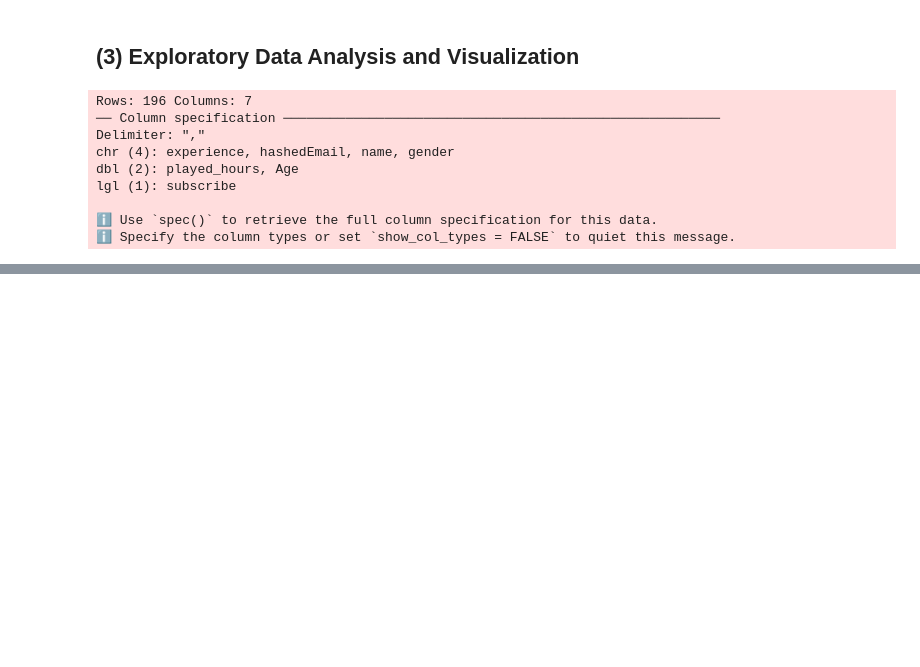
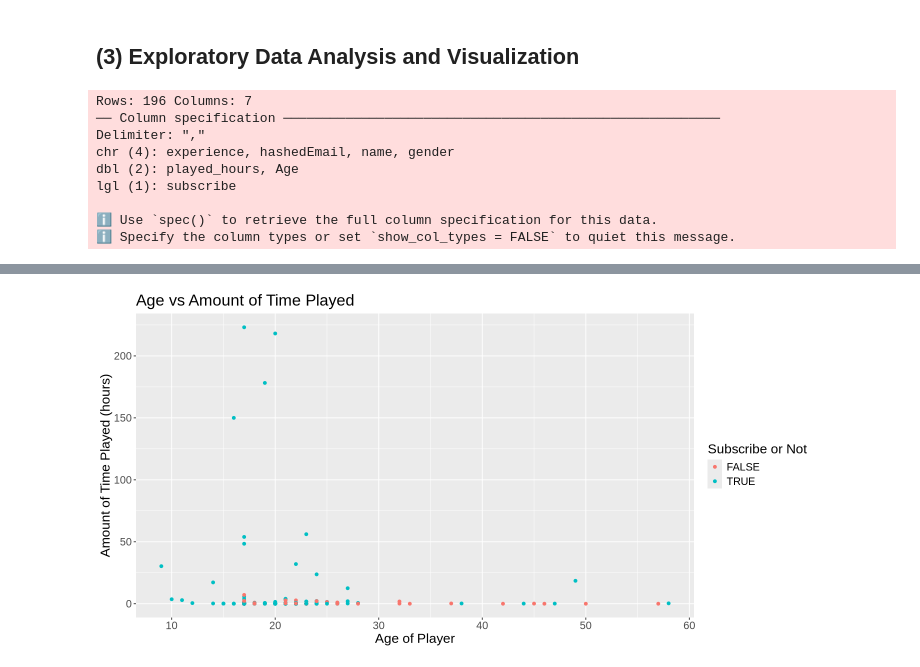
Before and after one commit to ilin27/project_planning_stage_individual, a Jupyter notebook: written_proposal_group_7.ipynb, the cells around one changed output, grey strips where cells are left out. Saved outputs shown, nothing was run; the diff lists cells and outputs as text; code cells hidden in the pictures; blank space fills up the shorter version.

Commit message:
Fourth commit
Add visualizations.

```diff
--- a/written_proposal_group_7.ipynb
+++ b/written_proposal_group_7.ipynb
@@ -167,3 +182,17 @@ Table: Mean Quantitative Variables in players.csv
 # A few exploratory visualizations of the data.
 # Make sure to include labels, titles, units of measurement, etc.
 # Explain any insights you gain from these plots that are relevant to address your question.
+# %%
+# Graph 1: Age vs Hours Played
+
+options(repr.plot.width = 12, repr.plot.height = 6)
+players_scatter_plot <- ggplot(players, aes(x = Age, y = played_hours, color = subscribe)) +
+    geom_point(na.rm = TRUE) +
+    labs(x = "Age of Player",
+         y = "Amount of Time Played (hours)",
+         color = "Subscribe or Not",
+         title = "Age vs Amount of Time Played") +
+    theme(text = element_text(size = 16))
+players_scatter_plot
+# %% [output]
+[figure, added]
```
Also changed, not shown: parts of 9 cells of this notebook.
